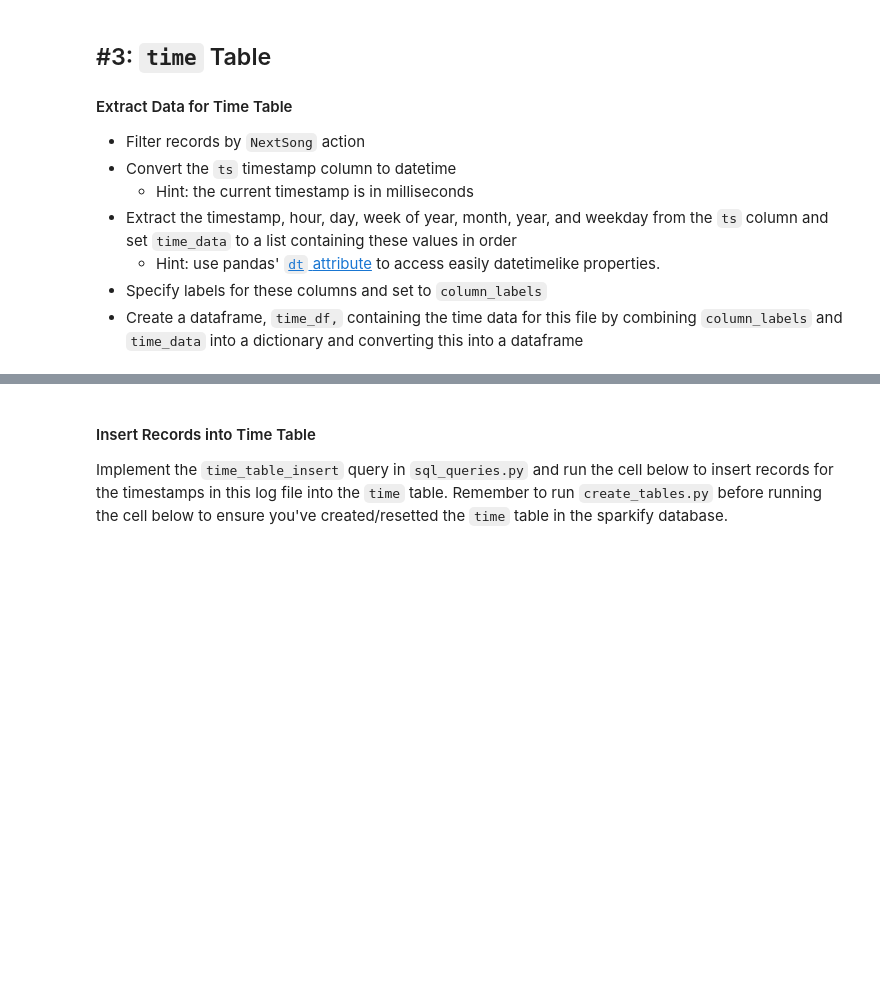
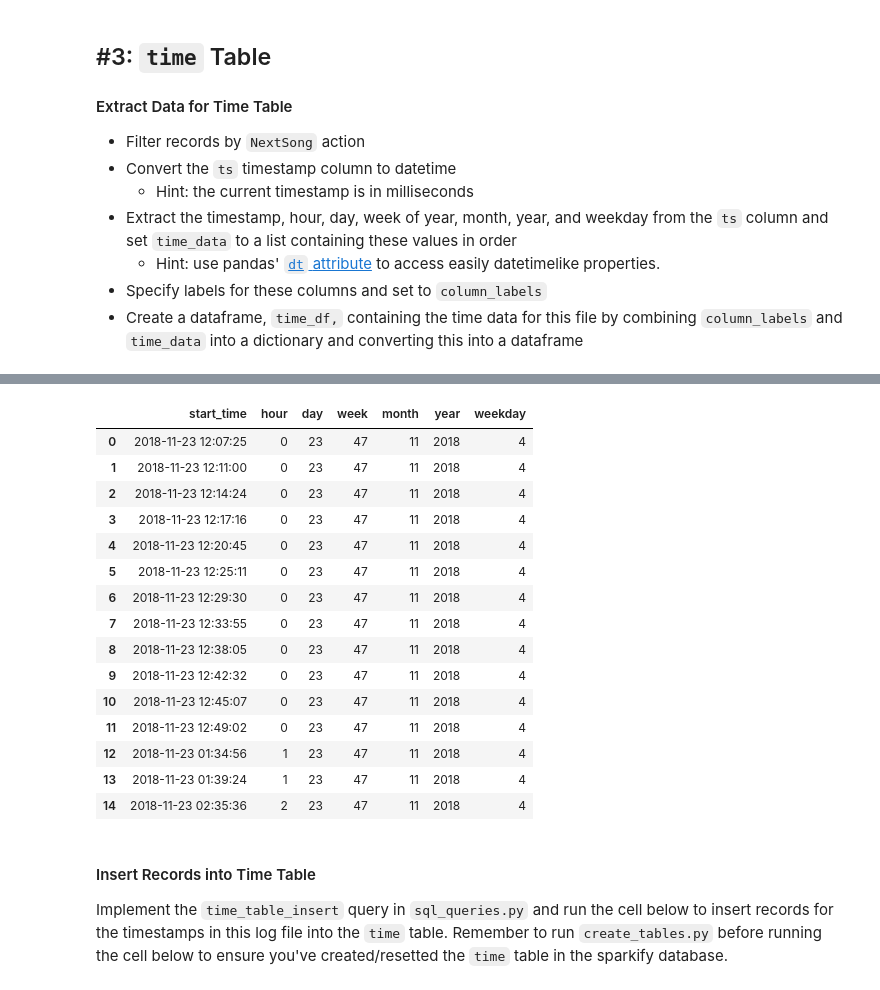
Before and after one commit to HajimeK/DEND, a Jupyter notebook: project1/etl.ipynb, the cells around one changed output, grey strips where cells are left out. Saved outputs shown, nothing was run; the diff lists cells and outputs as text; code cells hidden in the pictures; blank space fills up the shorter version.

```diff
--- a/project1/etl.ipynb
+++ b/project1/etl.ipynb
@@ -96,5 +140,5 @@ df.head()
 - Specify labels for these columns and set to `column_labels`
 - Create a dataframe, `time_df,` containing the time data for this file by combining `column_labels` and `time_data` into a dictionary and converting this into a dataframe
 # %%
-df =
+df = df[df['page']=='NextSong']
 df.head()
@@ -101,3 +152,3 @@ df.head()
 # %%
-t =
+t = pd.to_datetime(df['ts'], unit='ms')
 t.head()
@@ -106,0 +162,7 @@ column_labels = ()
+# %%
+time_data = list(zip(t.dt.strftime('%Y-%m-%d %I:%M:%S'), t.dt.hour, t.dt.day, t.dt.week, t.dt.month, t.dt.year, t.dt.weekday))
+column_labels = ('start_time', 'hour', 'day', 'week', 'month', 'year', 'weekday')
+# %%
+time_df = pd.DataFrame(time_data, columns=column_labels)
+for i, row in time_df.iterrows():
+    print(list(row))
@@ -107,6 +187,22 @@ column_labels = ()
 # %%
-time_df =
-time_df.head()
+time_df.head(15)
+# %% [output]
+|  | start_time | hour | day | week | month | year | weekday |
+| 0 | 2018-11-23 12:07:25 | 0 | 23 | 47 | 11 | 2018 | 4 |
+| 1 | 2018-11-23 12:11:00 | 0 | 23 | 47 | 11 | 2018 | 4 |
+| 2 | 2018-11-23 12:14:24 | 0 | 23 | 47 | 11 | 2018 | 4 |
+| 3 | 2018-11-23 12:17:16 | 0 | 23 | 47 | 11 | 2018 | 4 |
+| 4 | 2018-11-23 12:20:45 | 0 | 23 | 47 | 11 | 2018 | 4 |
+| 5 | 2018-11-23 12:25:11 | 0 | 23 | 47 | 11 | 2018 | 4 |
+| 6 | 2018-11-23 12:29:30 | 0 | 23 | 47 | 11 | 2018 | 4 |
+| 7 | 2018-11-23 12:33:55 | 0 | 23 | 47 | 11 | 2018 | 4 |
+| 8 | 2018-11-23 12:38:05 | 0 | 23 | 47 | 11 | 2018 | 4 |
+| 9 | 2018-11-23 12:42:32 | 0 | 23 | 47 | 11 | 2018 | 4 |
+| 10 | 2018-11-23 12:45:07 | 0 | 23 | 47 | 11 | 2018 | 4 |
+| 11 | 2018-11-23 12:49:02 | 0 | 23 | 47 | 11 | 2018 | 4 |
+| 12 | 2018-11-23 01:34:56 | 1 | 23 | 47 | 11 | 2018 | 4 |
+| 13 | 2018-11-23 01:39:24 | 1 | 23 | 47 | 11 | 2018 | 4 |
+| 14 | 2018-11-23 02:35:36 | 2 | 23 | 47 | 11 | 2018 | 4 |
 # %% [markdown]
 #### Insert Records into Time Table
 Implement the `time_table_insert` query in `sql_queries.py` and run the cell below to insert records for the timestamps in this log file into the `time` table. Remember to run `create_tables.py` before running the cell below to ensure you've created/resetted the `time` table in the sparkify database.
```
Also changed, not shown: parts of 30 cells of this notebook, 6 other files.
